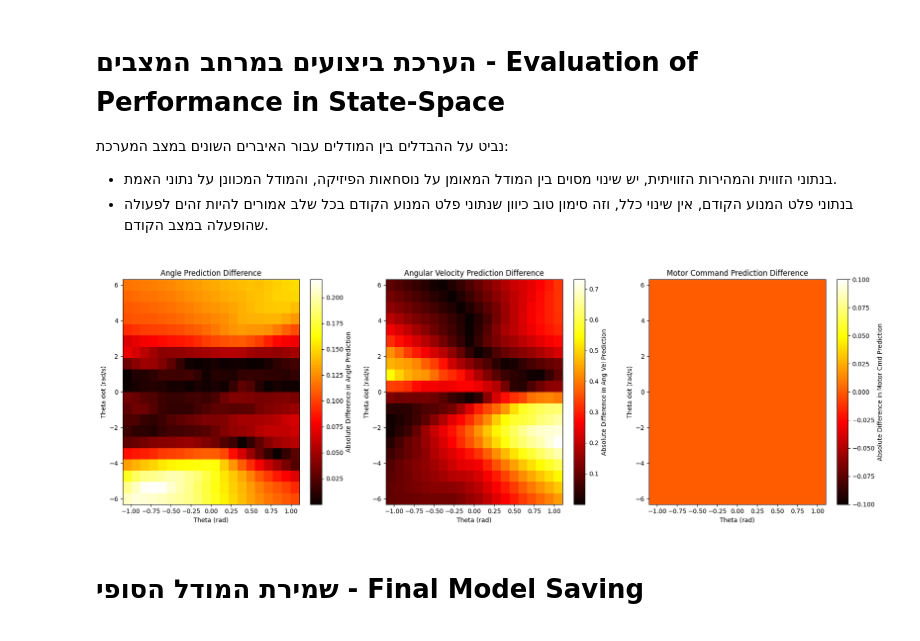
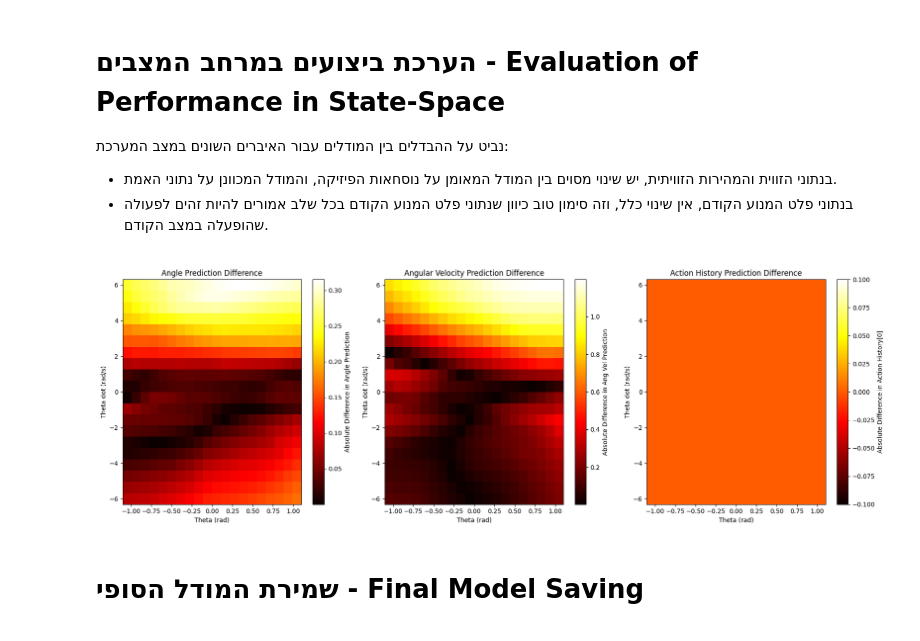
Before and after one commit to EyalPorat/ddpg-balancing-robot, a Jupyter notebook: python/notebooks/train_simnet.ipynb, the cells around one changed output. Saved outputs shown, nothing was run; the diff lists cells and outputs as text; code cells hidden in the pictures.

Commit message:
retrained simnet with new state 12

```diff
--- a/python/notebooks/train_simnet.ipynb
+++ b/python/notebooks/train_simnet.ipynb
@@ -671,28 +670,32 @@ plt.show()
 # Create a grid of test points across the state space for the first two dimensions
 theta_range = np.linspace(-np.pi / 3, np.pi / 3, 20)
 theta_dot_range = np.linspace(-6, 6, 20)
-prev_cmd_value = 0.0  # Fixed value for previous motor command
 theta_grid, theta_dot_grid = np.meshgrid(theta_range, theta_dot_range)
 
 # Flatten the grid and create enhanced states
 test_grid_states = []
 for theta, theta_dot in zip(theta_grid.flatten(), theta_dot_grid.flatten()):
     # Create basic state
-    basic_state = np.array([theta, theta_dot, prev_cmd_value])
-
-    # Create simulated moving averages (just use the current values)
-    theta_ma = theta
-    theta_dot_ma = theta_dot
+    basic_state = np.array([theta, theta_dot])
 
     # Create simulated action history (all zeros)
     action_history = np.zeros(4)  # 4 previous action values
 
-    # Combine into enhanced state
-    enhanced_state = np.concatenate([
-        basic_state,
-        [theta_ma, theta_dot_ma],
-        action_history
-    ])
+    # Create simulated theta history (use current theta value)
+    theta_history = np.ones(3) * theta  # 3 previous theta values
+
+    # Create simulated theta_dot history (use current theta_dot value)
+    theta_dot_history = np.ones(3) * theta_dot  # 3 previous theta_dot values
+
+    # Combine into enhanced state (12 elements total)
+    enhanced_state = np.concatenate(
+        [
+            basic_state,  # theta, theta_dot (2 elements)
+            action_history,  # 4 previous actions
+            theta_history,  # 3 previous theta values
+            theta_dot_history,  # 3 previous theta_dot values
+        ]
+    )
 
     test_grid_states.append(enhanced_state)
 
@@ -723,38 +726,40 @@ grid_simnet_physics_preds = np.array(grid_simnet_physics_preds)
 # Calculate the absolute difference between the models
 prediction_diff = np.abs(grid_simnet_preds - grid_simnet_physics_preds)
 diff_angle = prediction_diff[:, 0].reshape(theta_dot_grid.shape)
 diff_angular_vel = prediction_diff[:, 1].reshape(theta_dot_grid.shape)
-diff_motor_cmd = prediction_diff[:, 2].reshape(theta_dot_grid.shape)
 
 # Plot the difference as a heatmap
 plt.figure(figsize=(18, 6))
 
 plt.subplot(1, 3, 1)
 plt.pcolormesh(theta_grid, theta_dot_grid, diff_angle, cmap="hot")
 plt.colorbar(label="Absolute Difference in Angle Prediction")
 plt.title("Angle Prediction Difference")
 plt.xlabel("Theta (rad)")
 plt.ylabel("Theta dot (rad/s)")
 
 plt.subplot(1, 3, 2)
 plt.pcolormesh(theta_grid, theta_dot_grid, diff_angular_vel, cmap="hot")
 plt.colorbar(label="Absolute Difference in Ang Vel Prediction")
 plt.title("Angular Velocity Prediction Difference")
 plt.xlabel("Theta (rad)")
 plt.ylabel("Theta dot (rad/s)")
 
+# Since the state structure has changed, we'll plot the difference in first action history element
+diff_action_history = prediction_diff[:, 2].reshape(theta_dot_grid.shape)
+
 plt.subplot(1, 3, 3)
-plt.pcolormesh(theta_grid, theta_dot_grid, diff_motor_cmd, cmap="hot")
-plt.colorbar(label="Absolute Difference in Motor Cmd Prediction")
-plt.title("Motor Command Prediction Difference")
+plt.pcolormesh(theta_grid, theta_dot_grid, diff_action_history, cmap="hot")
+plt.colorbar(label="Absolute Difference in Action History[0]")
+plt.title("Action History Prediction Difference")
 plt.xlabel("Theta (rad)")
 plt.ylabel("Theta dot (rad/s)")
 
 plt.tight_layout()
 plt.savefig(log_dir / "prediction_difference_heatmap.png")
 plt.show()
 # %% [output]
-[figure, old version]
+[figure, new version]
 # %% [markdown]
 <div dir="rtl">
 
```
Also changed, not shown: parts of 9 cells of this notebook, 20 other files.
